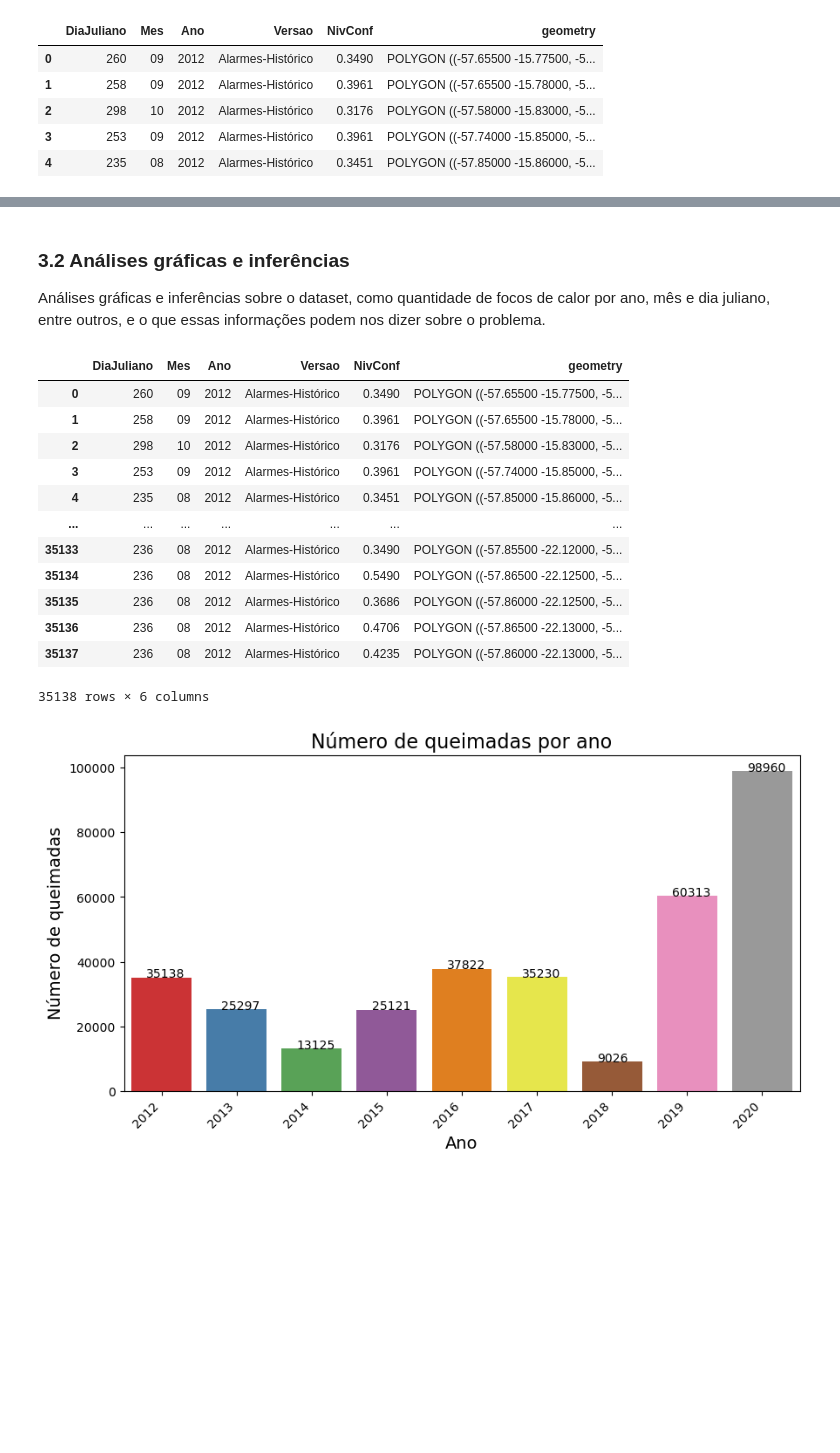
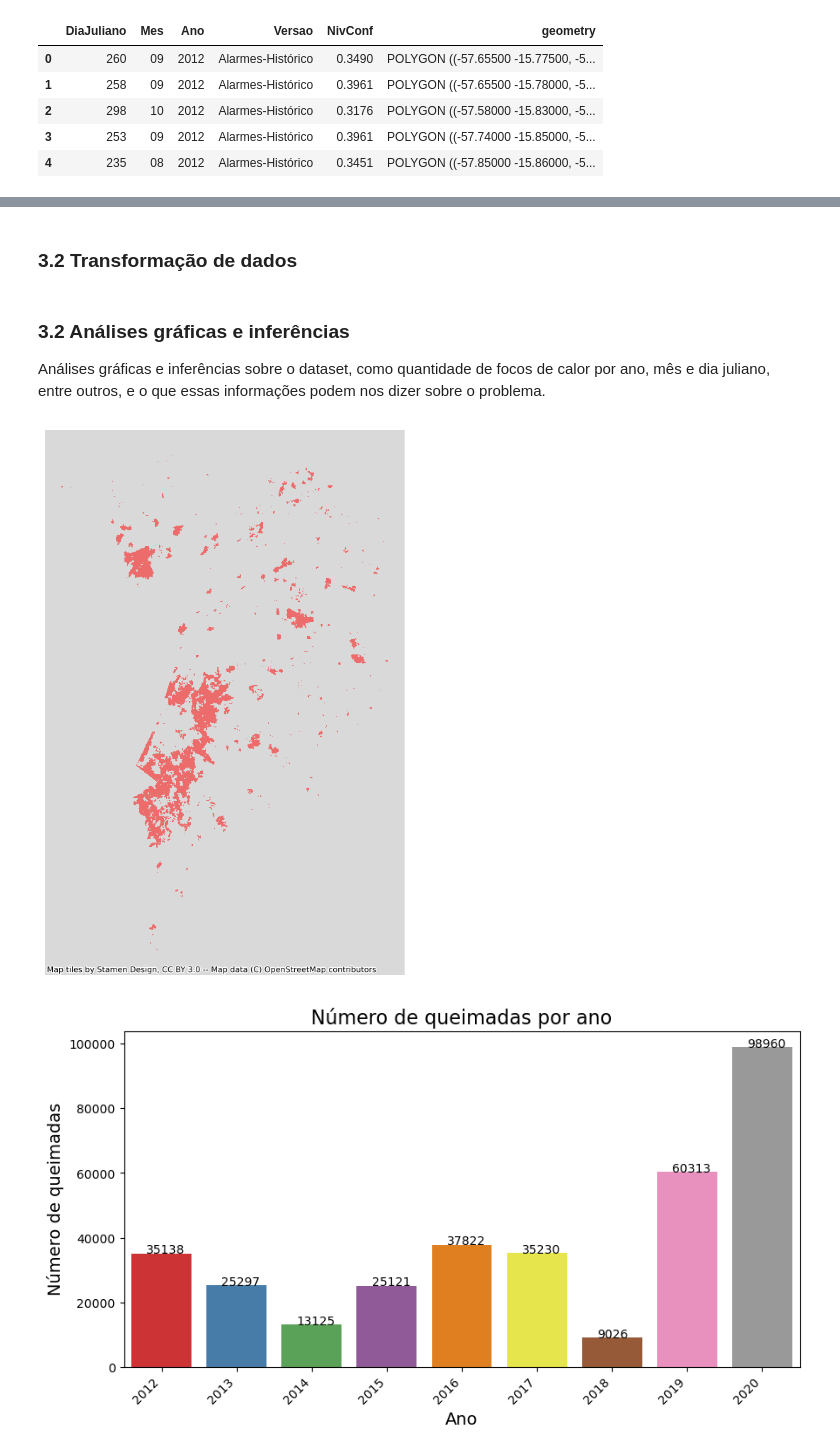
Before and after one commit to charlespimentel/DS_queimadas_pantanal, a Jupyter notebook: exploratory_data_analysis.ipynb, the cells around one changed output, grey strips where cells are left out. Drawn from its saved outputs; the diff is of its cells as text; code cells hidden in the pictures; blank space fills up the shorter version.

```diff
--- a/exploratory_data_analysis.ipynb
+++ b/exploratory_data_analysis.ipynb
@@ -150,33 +152,24 @@ geometry      0
 dtype: int64
+# %% [markdown]
+### 3.2 Transformação de dados
+# %%
+# Criação de coluna com área do polígono
+df['area'] = df['geometry'].area
 # %% [markdown]
 ### 3.2 Análises gráficas e inferências
 Análises gráficas e inferências sobre o dataset, como quantidade de focos de calor por ano, mês e dia juliano, entre outros, e o que essas informações podem nos dizer sobre o problema.
-# %%
-df[df['Ano'] == 2012]
-# %% [output]
-|  | DiaJuliano | Mes | Ano | Versao | NivConf | geometry |
-| 0 | 260 | 09 | 2012 | Alarmes-Histórico | 0.3490 | POLYGON ((-57.65500 -15.77500, -5... |
-| 1 | 258 | 09 | 2012 | Alarmes-Histórico | 0.3961 | POLYGON ((-57.65500 -15.78000, -5... |
-| 2 | 298 | 10 | 2012 | Alarmes-Histórico | 0.3176 | POLYGON ((-57.58000 -15.83000, -5... |
-| 3 | 253 | 09 | 2012 | Alarmes-Histórico | 0.3961 | POLYGON ((-57.74000 -15.85000, -5... |
-| 4 | 235 | 08 | 2012 | Alarmes-Histórico | 0.3451 | POLYGON ((-57.85000 -15.86000, -5... |
-| ... | ... | ... | ... | ... | ... | ... |
-| 35133 | 236 | 08 | 2012 | Alarmes-Histórico | 0.3490 | POLYGON ((-57.85500 -22.12000, -5... |
-| 35134 | 236 | 08 | 2012 | Alarmes-Histórico | 0.5490 | POLYGON ((-57.86500 -22.12500, -5... |
-| 35135 | 236 | 08 | 2012 | Alarmes-Histórico | 0.3686 | POLYGON ((-57.86000 -22.12500, -5... |
-| 35136 | 236 | 08 | 2012 | Alarmes-Histórico | 0.4706 | POLYGON ((-57.86500 -22.13000, -5... |
-| 35137 | 236 | 08 | 2012 | Alarmes-Histórico | 0.4235 | POLYGON ((-57.86000 -22.13000, -5... |
-35138 rows × 6 columns
 # %%
 # Digite o ano desejado
 input_year = int(input('Digite o ano desejado: '))
 
-# Mapa de áreas queimadas em 2020
-fig, ax = plt.subplots(figsize=(10,10))
+# Mapa de áreas queimadas no ano especificado
+fig, ax = plt.subplots(figsize=(10,10), dpi=100, facecolor='w', edgecolor='k', subplot_kw={'aspect':'equal'})
 df[df['Ano'] == input_year].plot(ax=ax, color='red', alpha=0.5)
 ctx.add_basemap(ax, source=ctx.providers.Stamen.TonerLite)
 ax.set_axis_off()
 plt.show()
+# %% [output]
+[figure, added]
 # %%
 # Gráfico de número de queimadas por ano com tabela de valores
 fig, ax = plt.subplots(figsize=(10,5))
```
Also changed, not shown: parts of 8 cells of this notebook, 2 other files.
